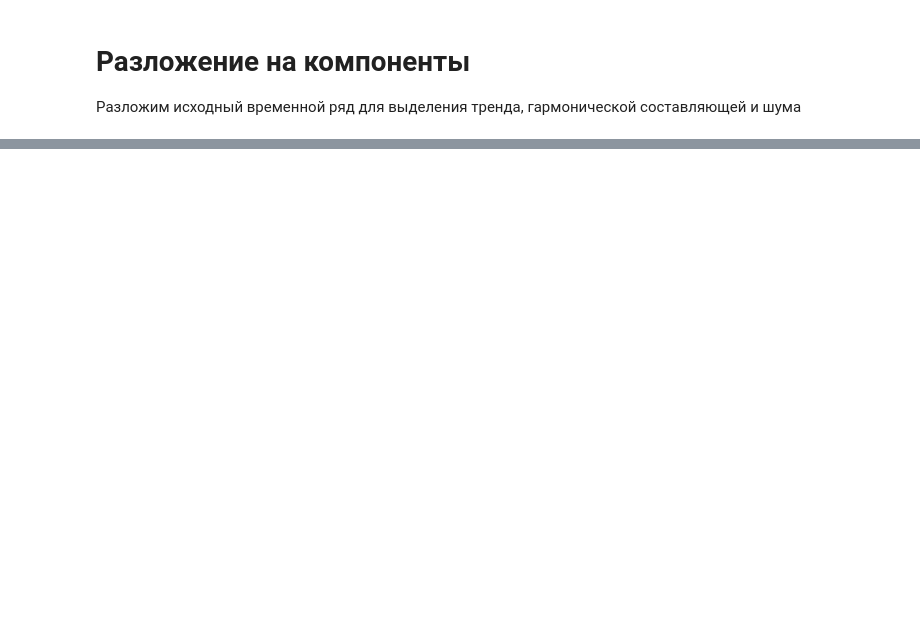
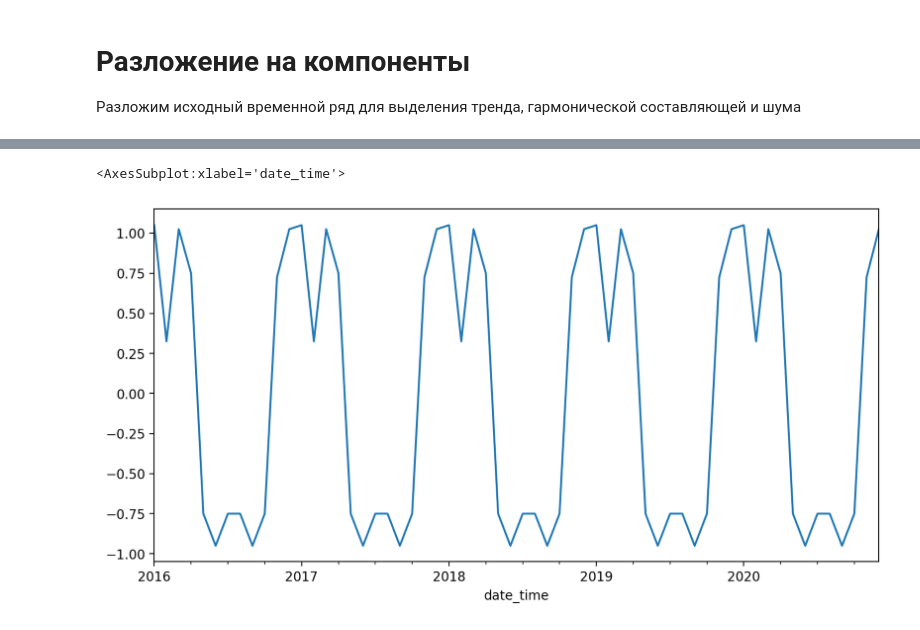
Before and after one commit to stureiko/TFP, a Jupyter notebook: TFP-ML-model.ipynb, the cells around one changed output, grey strips where cells are left out. Saved outputs shown, nothing was run; the diff lists cells and outputs as text; code cells hidden in the pictures; blank space fills up the shorter version.

```diff
--- a/TFP-ML-model.ipynb
+++ b/TFP-ML-model.ipynb
@@ -187,0 +189,5 @@ result.plot();
+# %%
+result.seasonal.plot()
+# %% [output]
+<AxesSubplot:xlabel='date_time'>
+[figure, added]
```
Also changed, not shown: parts of 14 cells of this notebook.
